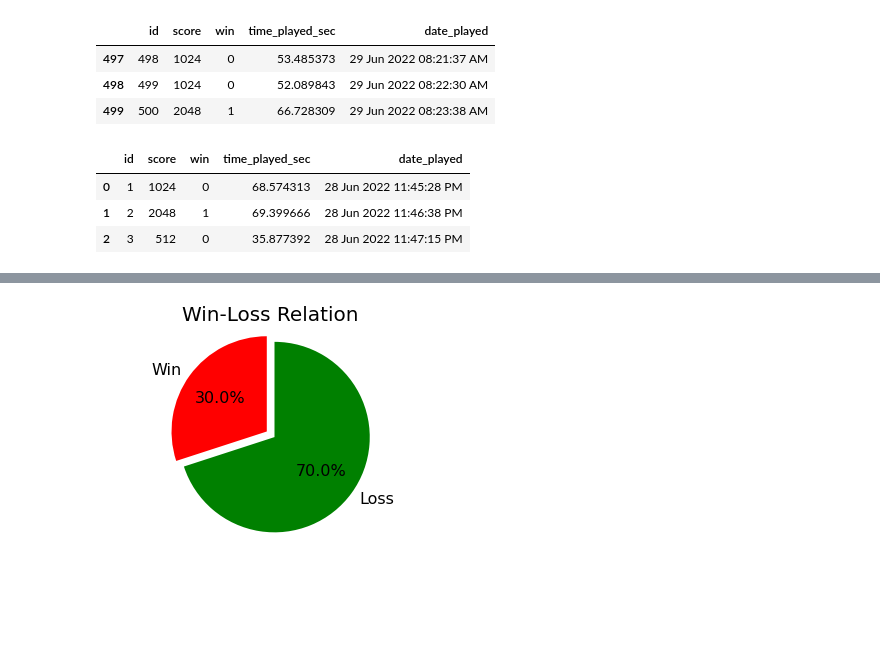
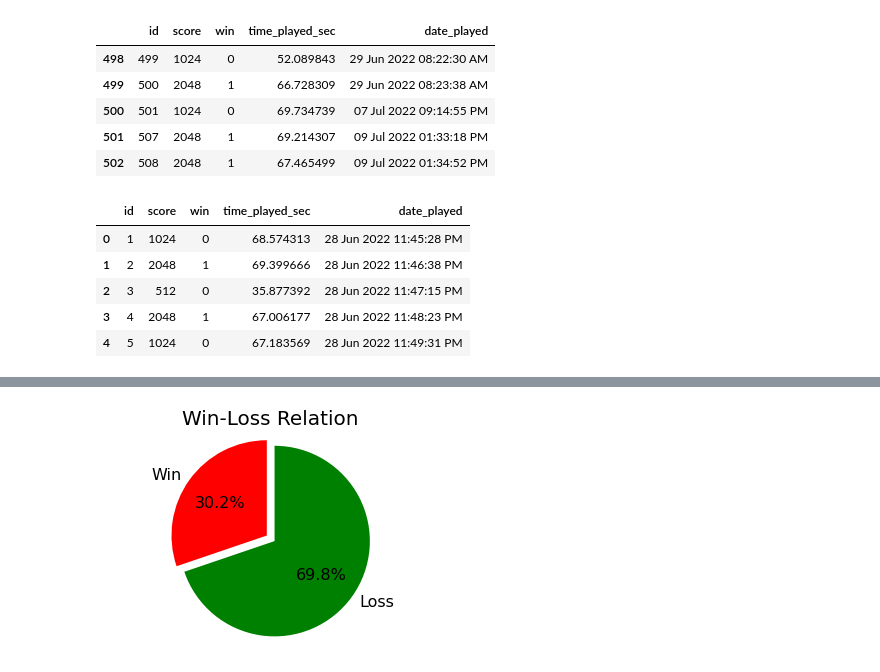
Before and after one commit to chizo4/2048-intelligent-bot, a Jupyter notebook: ai_implementation/notebook/bot_notebook.ipynb, the cells around one changed output, grey strips where cells are left out. Drawn from its saved outputs; the diff is of its cells as text; code cells hidden in the pictures; blank space fills up the shorter version.

```diff
--- a/ai_implementation/notebook/bot_notebook.ipynb
+++ b/ai_implementation/notebook/bot_notebook.ipynb
@@ -32,21 +32,25 @@ HTML("""
 db = sqlite3.connect('../db/bot_records.db')
 df = pd.read_sql_query("SELECT * FROM bot_records", db)
 # %%
-# Show the latest 3 records.
-df.tail(3)
+# Show the latest 5 records.
+df.tail(5)
 # %% [output]
 |  | id | score | win | time_played_sec | date_played |
-| 497 | 498 | 1024 | 0 | 53.485373 | 29 Jun 2022 08:21:37 AM |
 | 498 | 499 | 1024 | 0 | 52.089843 | 29 Jun 2022 08:22:30 AM |
 | 499 | 500 | 2048 | 1 | 66.728309 | 29 Jun 2022 08:23:38 AM |
+| 500 | 501 | 1024 | 0 | 69.734739 | 07 Jul 2022 09:14:55 PM |
+| 501 | 507 | 2048 | 1 | 69.214307 | 09 Jul 2022 01:33:18 PM |
+| 502 | 508 | 2048 | 1 | 67.465499 | 09 Jul 2022 01:34:52 PM |
 # %%
-# Show the initial 3 records.
-df.head(3)
+# Show the initial 5 records.
+df.head(5)
 # %% [output]
 |  | id | score | win | time_played_sec | date_played |
 | 0 | 1 | 1024 | 0 | 68.574313 | 28 Jun 2022 11:45:28 PM |
 | 1 | 2 | 2048 | 1 | 69.399666 | 28 Jun 2022 11:46:38 PM |
 | 2 | 3 | 512 | 0 | 35.877392 | 28 Jun 2022 11:47:15 PM |
+| 3 | 4 | 2048 | 1 | 67.006177 | 28 Jun 2022 11:48:23 PM |
+| 4 | 5 | 1024 | 0 | 67.183569 | 28 Jun 2022 11:49:31 PM |
 # %%
 # Calculate the probability of bot winning a game.
 df_win = df[df['win']==1]
```
Also changed, not shown: parts of 5 cells of this notebook, 8 other files.
